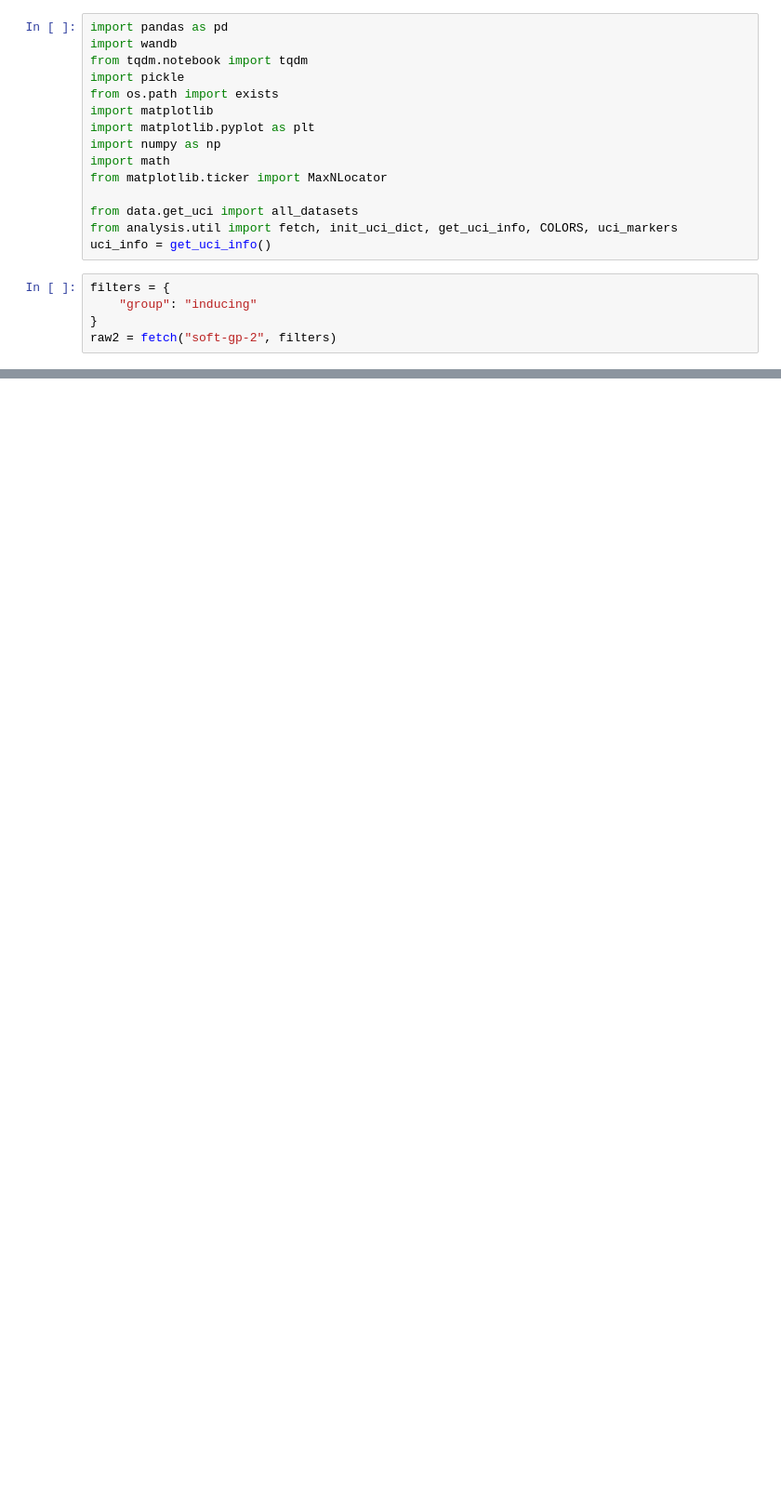
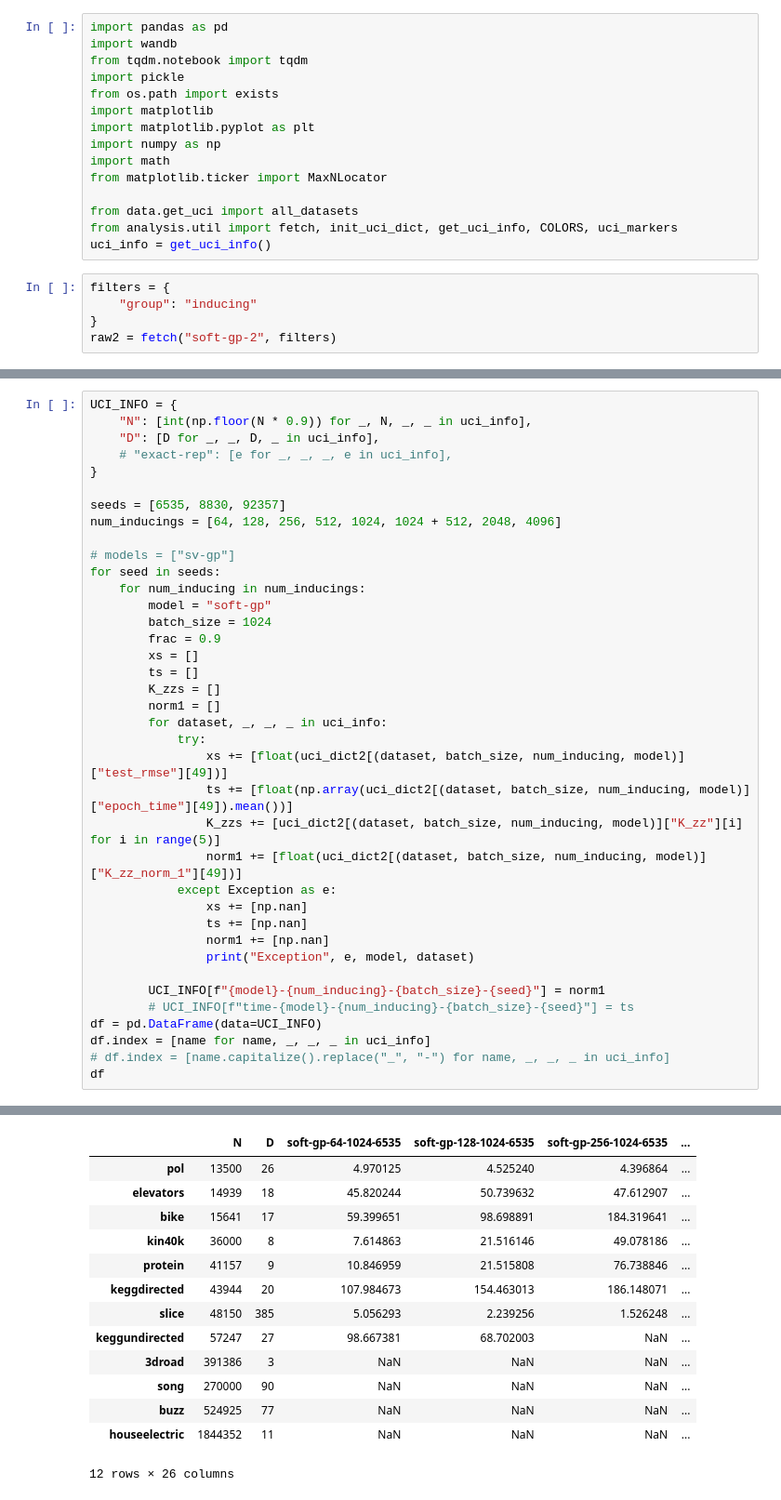
Before and after one commit to danehuang/softki, a Jupyter notebook: analysis/inducing.ipynb, the cells around one changed output, grey strips where cells are left out. Shown: that part at 93% size. Drawn from its saved outputs; the diff is of its cells as text; blank space fills up the shorter version.

```diff
--- a/analysis/inducing.ipynb
+++ b/analysis/inducing.ipynb
@@ -225,3 +225,42 @@ for dataset in ["3droad", "Kin40k", "Protein", "Houseelectric", "Bike", "Elevato
     plt.xlabel("Kernel Value")
     plt.savefig(f"inducing/{dataset}.png")
     plt.close()
+# %%
+UCI_INFO = {
+    "N": [int(np.floor(N * 0.9)) for _, N, _, _ in uci_info],
+    "D": [D for _, _, D, _ in uci_info],
+    # "exact-rep": [e for _, _, _, e in uci_info],
+}
+
+seeds = [6535, 8830, 92357]
+num_inducings = [64, 128, 256, 512, 1024, 1024 + 512, 2048, 4096]
+
+# models = ["sv-gp"]
+for seed in seeds:
+    for num_inducing in num_inducings:
+        model = "soft-gp"
+        batch_size = 1024
+        frac = 0.9
+        xs = []
+        ts = []
+        K_zzs = []
+        norm1 = []
+        for dataset, _, _, _ in uci_info:
+            try:
+                xs += [float(uci_dict2[(dataset, batch_size, num_inducing, model)]["test_rmse"][49])]
+                ts += [float(np.array(uci_dict2[(dataset, batch_size, num_inducing, model)]["epoch_time"][49]).mean())]
+                K_zzs += [uci_dict2[(dataset, batch_size, num_inducing, model)]["K_zz"][i] for i in range(5)]
+                norm1 += [float(uci_dict2[(dataset, batch_size, num_inducing, model)]["K_zz_norm_1"][49])]
+            except Exception as e:
+                xs += [np.nan]
+                ts += [np.nan]
+                norm1 += [np.nan]
+                print("Exception", e, model, dataset)
+
+        UCI_INFO[f"{model}-{num_inducing}-{batch_size}-{seed}"] = norm1
+        # UCI_INFO[f"time-{model}-{num_inducing}-{batch_size}-{seed}"] = ts
+df = pd.DataFrame(data=UCI_INFO)
+df.index = [name for name, _, _, _ in uci_info]
+# df.index = [name.capitalize().replace("_", "-") for name, _, _, _ in uci_info]
+df
+# %% [output]
@@ -227,0 +284,14 @@ for dataset in ["3droad", "Kin40k", "Protein", "Houseelectric", "Bike", "Elevato
+|  | N | D | soft-gp-64-1024-6535 | soft-gp-128-1024-6535 | soft-gp-256-1024-6535 | ... |
+| pol | 13500 | 26 | 4.970125 | 4.525240 | 4.396864 | ... |
+| elevators | 14939 | 18 | 45.820244 | 50.739632 | 47.612907 | ... |
+| bike | 15641 | 17 | 59.399651 | 98.698891 | 184.319641 | ... |
+| kin40k | 36000 | 8 | 7.614863 | 21.516146 | 49.078186 | ... |
+| protein | 41157 | 9 | 10.846959 | 21.515808 | 76.738846 | ... |
+| keggdirected | 43944 | 20 | 107.984673 | 154.463013 | 186.148071 | ... |
+| slice | 48150 | 385 | 5.056293 | 2.239256 | 1.526248 | ... |
+| keggundirected | 57247 | 27 | 98.667381 | 68.702003 | NaN | ... |
+| 3droad | 391386 | 3 | NaN | NaN | NaN | ... |
+| song | 270000 | 90 | NaN | NaN | NaN | ... |
+| buzz | 524925 | 77 | NaN | NaN | NaN | ... |
+| houseelectric | 1844352 | 11 | NaN | NaN | NaN | ... |
+12 rows × 26 columns
```
Also changed, not shown: parts of 9 cells of this notebook.
